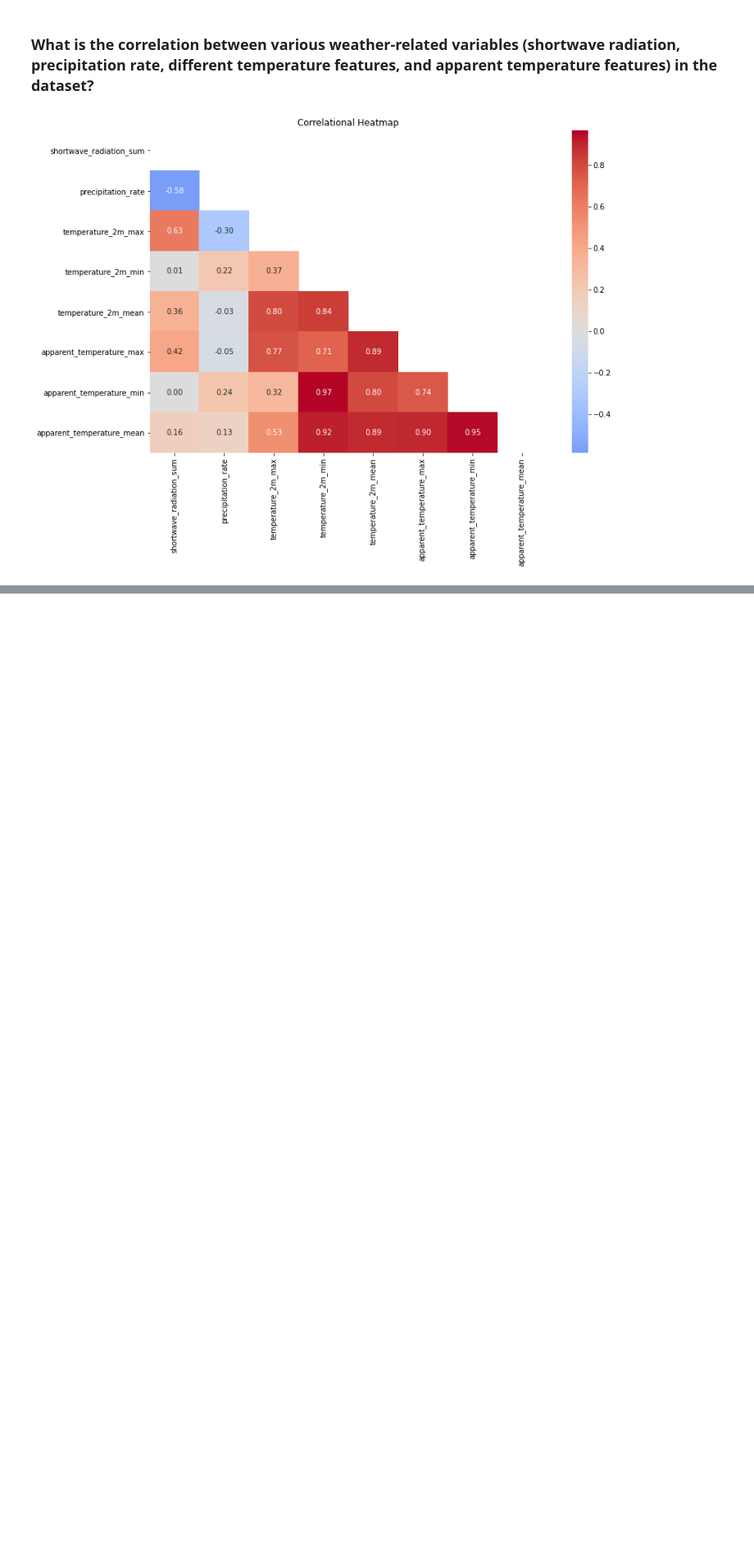
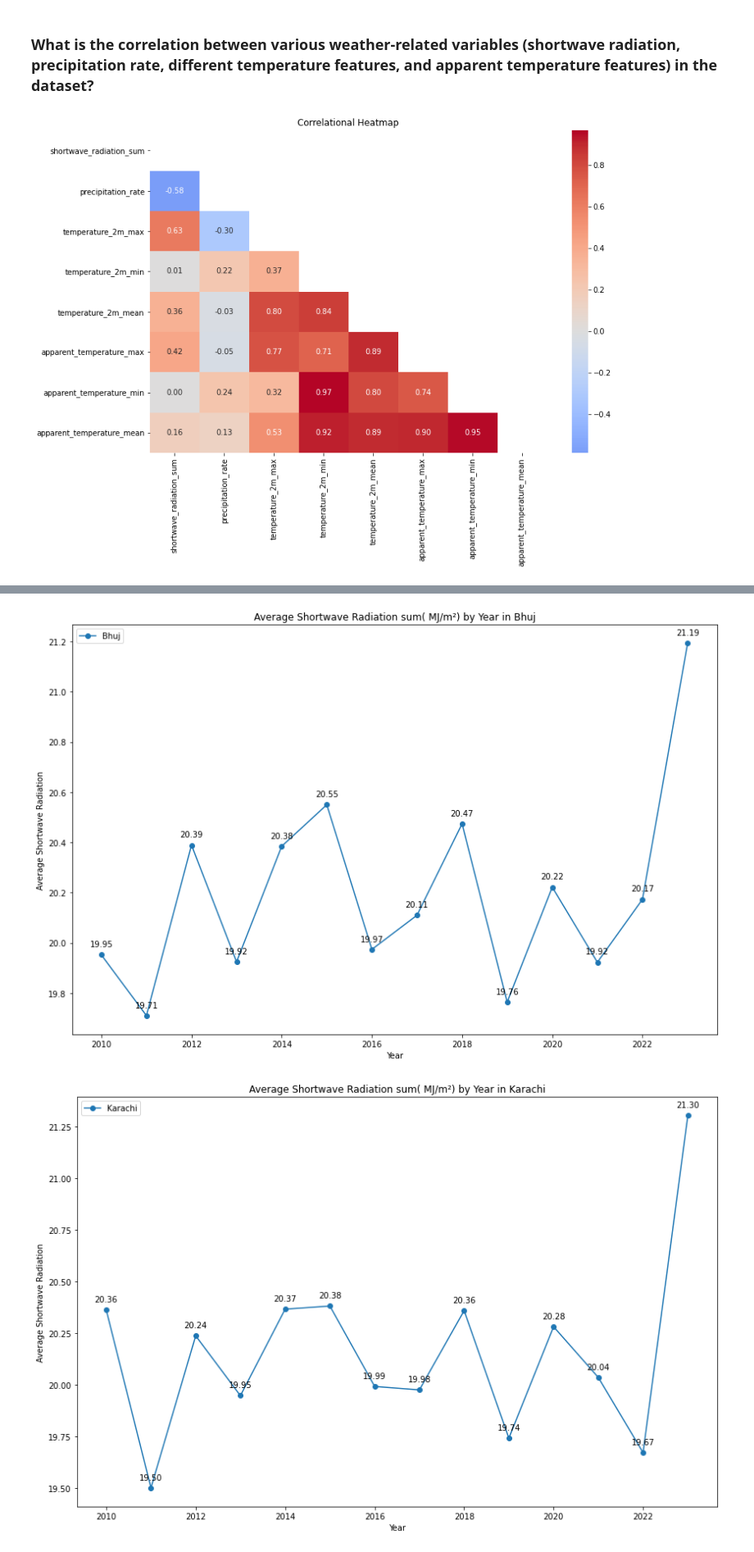
Before and after one commit to OmdenaAI/karachi-pakistan-weather-prediction, a Jupyter notebook: src/tasks/task-2-EDA/eda_shortwave_radiation.ipynb, the cells around one changed output, grey strips where cells are left out. Shown at 82% size. Drawn from its saved outputs; the diff is of its cells as text; code cells hidden in the pictures; blank space fills up the shorter version.

```diff
--- a/src/tasks/task-2-EDA/eda_shortwave_radiation.ipynb
+++ b/src/tasks/task-2-EDA/eda_shortwave_radiation.ipynb
@@ -120,0 +143,22 @@ plt.show()
+# %%
+data['year'] = data['time'].dt.year
+
+for city, group_data in data.groupby('city'):
+    avg_sw_radiation_per_year = group_data.groupby('year')['shortwave_radiation_sum'].mean()
+
+    plt.figure(figsize=(12, 8))
+    plt.plot(avg_sw_radiation_per_year.index, avg_sw_radiation_per_year.values, marker='o', linestyle='-', label=city)
+
+    # Annotate average values
+    for year, avg_value in avg_sw_radiation_per_year.items():
+        plt.annotate(f'{avg_value:.2f}', (year, avg_value), textcoords="offset points", xytext=(0,10), ha='center')
+
+    plt.title(f'Average Shortwave Radiation sum( MJ/m²) by Year in {city}')
+    plt.xlabel('Year')
+    plt.ylabel('Average Shortwave Radiation')
+    plt.legend(loc='upper left')
+    plt.tight_layout()
+    plt.show()
+# %% [output]
+[figure, added]
+[figure, added]
```
Also changed, not shown: parts of 5 cells of this notebook.
